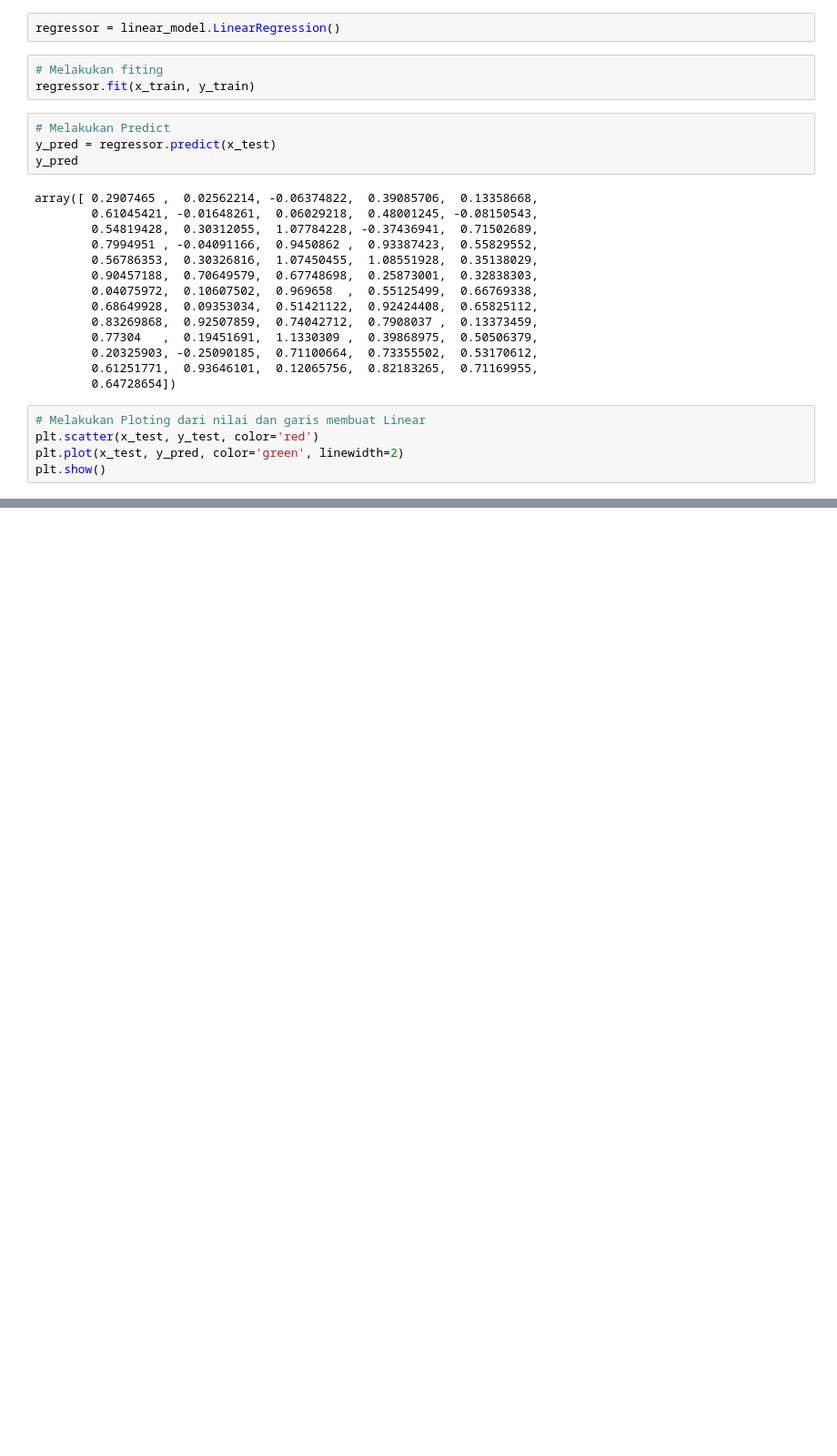
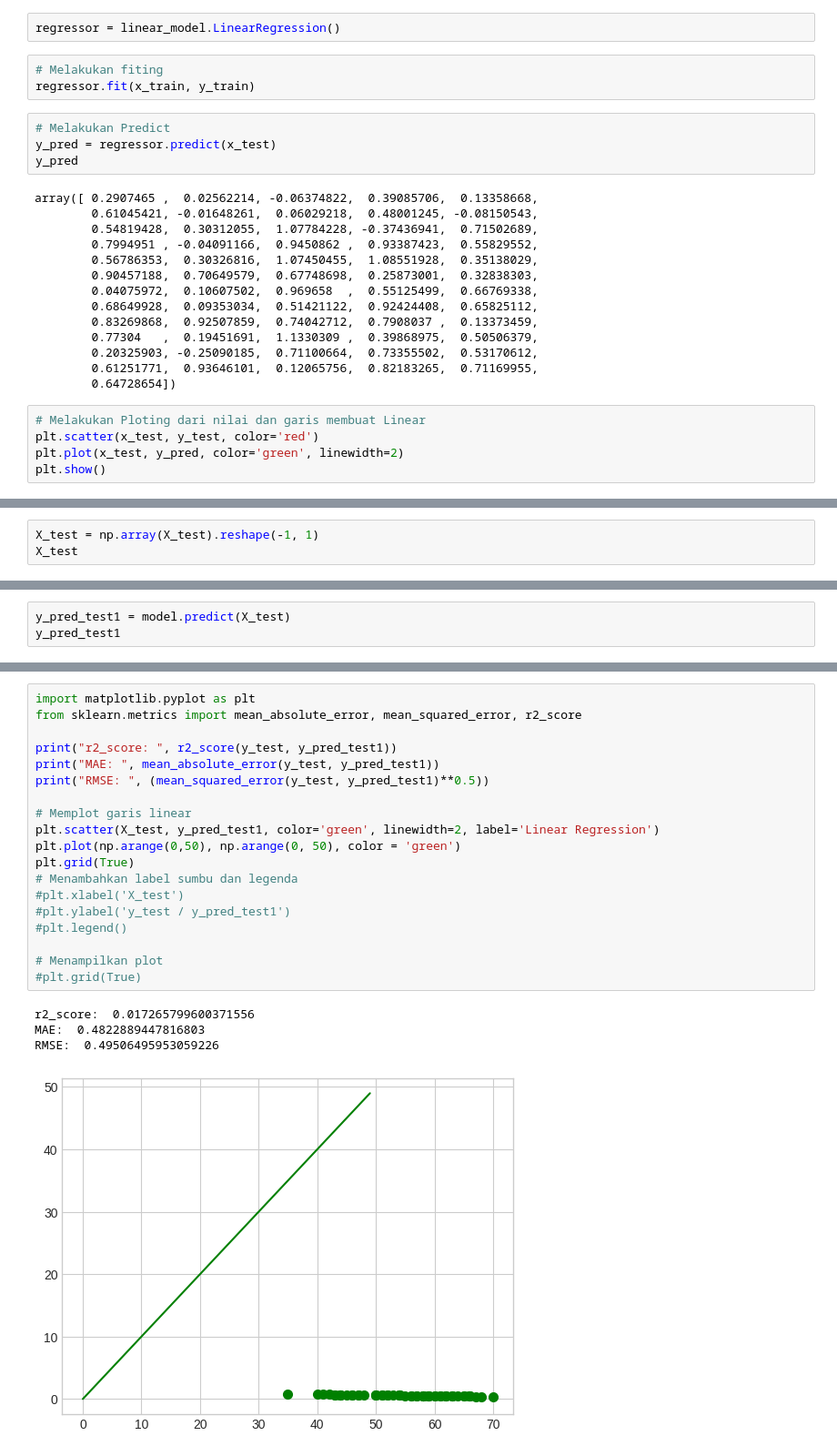
Before and after one commit to evisChan/assigment3, a Jupyter notebook: Assigment3.ipynb, the cells around one changed output, grey strips where cells are left out. Shown at 91% size. Drawn from its saved outputs; the diff is of its cells as text; blank space fills up the shorter version.

```diff
--- a/Assigment3.ipynb
+++ b/Assigment3.ipynb
@@ -881,0 +956,3 @@ plt.show()
+# %%
+X_test = np.array(X_test).reshape(-1, 1)
+X_test
@@ -881,0 +1056,3 @@ plt.show()
+# %%
+y_pred_test1 = model.predict(X_test)
+y_pred_test1
@@ -881,0 +1073,24 @@ plt.show()
+# %%
+import matplotlib.pyplot as plt
+from sklearn.metrics import mean_absolute_error, mean_squared_error, r2_score
+
+print("r2_score: ", r2_score(y_test, y_pred_test1))
+print("MAE: ", mean_absolute_error(y_test, y_pred_test1))
+print("RMSE: ", (mean_squared_error(y_test, y_pred_test1)**0.5))
+
+# Memplot garis linear
+plt.scatter(X_test, y_pred_test1, color='green', linewidth=2, label='Linear Regression')
+plt.plot(np.arange(0,50), np.arange(0, 50), color = 'green')
+plt.grid(True)
+# Menambahkan label sumbu dan legenda
+#plt.xlabel('X_test')
+#plt.ylabel('y_test / y_pred_test1')
+#plt.legend()
+
+# Menampilkan plot
+#plt.grid(True)
+# %% [output]
+r2_score:  0.017265799600371556
+MAE:  0.4822889447816803
+RMSE:  0.49506495953059226
+[figure, added]
```
Also changed, not shown: parts of 23 cells of this notebook.
